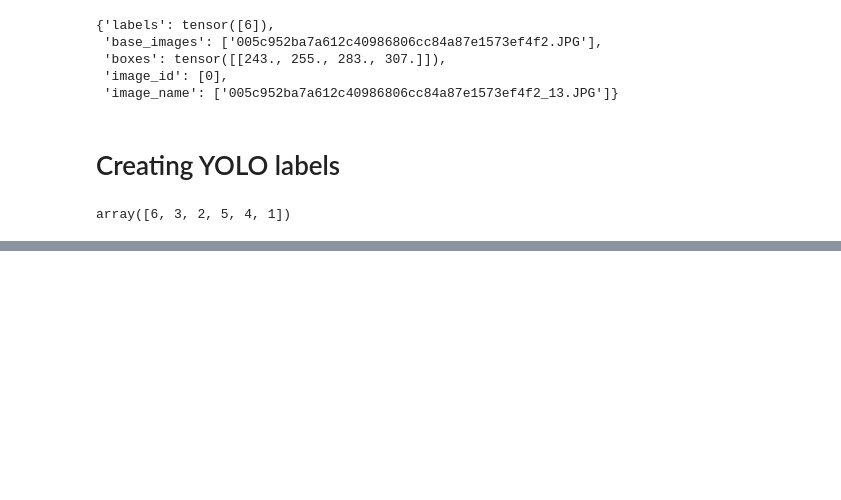
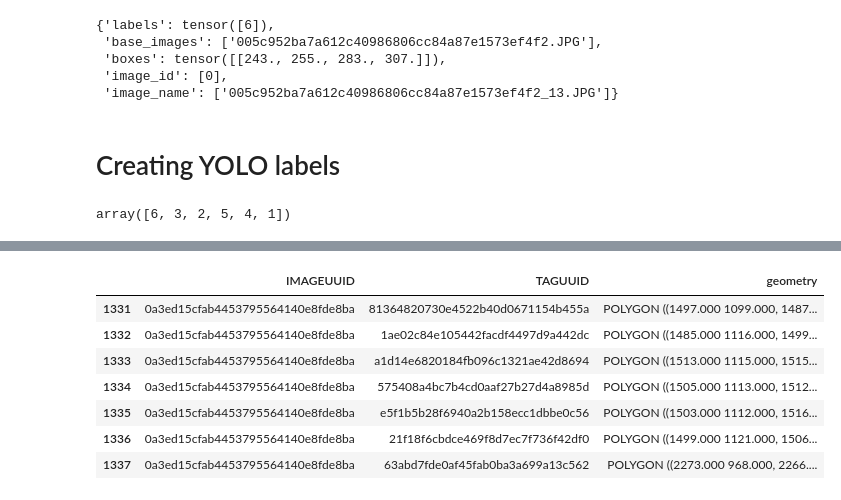
Before and after one commit to FadelMamar/HerdNet, a Jupyter notebook: datapreparation.ipynb, the cells around one changed output, grey strips where cells are left out. Cells and saved outputs as stored; diff of their text form; code cells hidden in the pictures; blank space fills up the shorter version.

```diff
--- a/datapreparation.ipynb
+++ b/datapreparation.ipynb
@@ -272,0 +297,11 @@ array([6, 3, 2, 5, 4, 1])
+# %%
+data.loc[data['IMAGEUUID']=='0a3ed15cfab4453795564140e8fde8ba']
+# %% [output]
+|  | IMAGEUUID | TAGUUID | geometry |
+| 1331 | 0a3ed15cfab4453795564140e8fde8ba | 81364820730e4522b40d0671154b455a | POLYGON ((1497.000 1099.000, 1487... |
+| 1332 | 0a3ed15cfab4453795564140e8fde8ba | 1ae02c84e105442facdf4497d9a442dc | POLYGON ((1485.000 1116.000, 1499... |
+| 1333 | 0a3ed15cfab4453795564140e8fde8ba | a1d14e6820184fb096c1321ae42d8694 | POLYGON ((1513.000 1115.000, 1515... |
+| 1334 | 0a3ed15cfab4453795564140e8fde8ba | 575408a4bc7b4cd0aaf27b27d4a8985d | POLYGON ((1505.000 1113.000, 1512... |
+| 1335 | 0a3ed15cfab4453795564140e8fde8ba | e5f1b5b28f6940a2b158ecc1dbbe0c56 | POLYGON ((1503.000 1112.000, 1516... |
+| 1336 | 0a3ed15cfab4453795564140e8fde8ba | 21f18f6cbdce469f8d7ec7f736f42df0 | POLYGON ((1499.000 1121.000, 1506... |
+| 1337 | 0a3ed15cfab4453795564140e8fde8ba | 63abd7fde0af45fab0ba3a699a13c562 | POLYGON ((2273.000 968.000, 2266.... |
```
Also changed, not shown: parts of 10 cells of this notebook.
